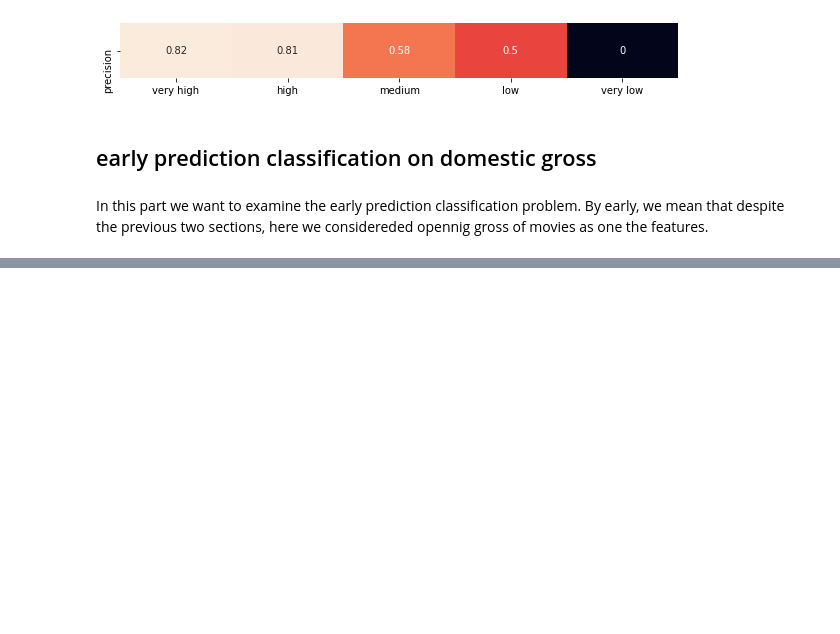
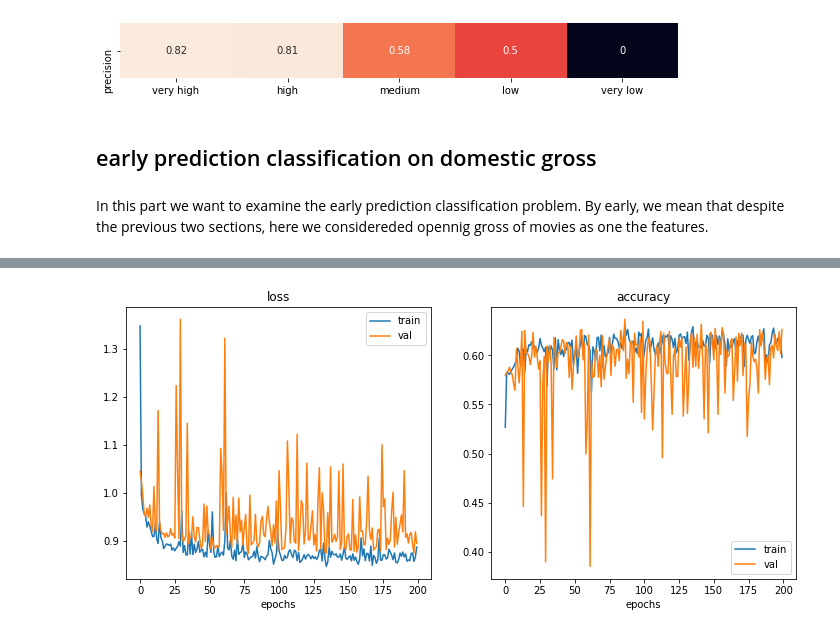
Before and after one commit to Ali-Setareh/Machine-learning-in-physics-Project, a Jupyter notebook: phase 3 - Neural Network/nn on v3.ipynb, the cells around one changed output, grey strips where cells are left out. Cells and saved outputs as stored; diff of their text form; code cells hidden in the pictures; blank space fills up the shorter version.

Commit message:
finish early classification

```diff
--- a/phase 3 - Neural Network/nn on v3.ipynb
+++ b/phase 3 - Neural Network/nn on v3.ipynb
@@ -549,0 +588,3 @@ In this part we want to examine the early prediction classification problem. By
+# %%
+Y_oh = ks.utils.to_categorical(Y, num_classes=len(set(Y)), dtype=int)
+X_train, X_test, Y_train, Y_test = train_test_split(X, Y_oh, random_state=0)
@@ -549,0 +619,7 @@ In this part we want to examine the early prediction classification problem. By
+# %%
+tuner = kt.Hyperband(model_builder,
+                     objective='val_accuracy',
+                     max_epochs=10,
+                     factor=3,
+                     directory=os.path.normpath('C:/'),
+                     project_name='nn_class_v3_gross_based-early')
@@ -549,0 +628,11 @@ In this part we want to examine the early prediction classification problem. By
+# %%
+tuner.search(X_train, Y_train, epochs=50, validation_split=0.2, callbacks=[stop_early])
+
+# Get the optimal hyperparameters
+best_hps=tuner.get_best_hyperparameters(num_trials=1)[0]
+
+print(f"""
+The hyperparameter search is complete. The optimal number of units in the first densely-connected
+layer is {best_hps.get('units1')} and for second layers is {best_hps.get('units2')}  and the optimal learning rate for the optimizer
+is {best_hps.get('learning_rate')}.
+""")
@@ -549,0 +650,4 @@ In this part we want to examine the early prediction classification problem. By
+# %%
+%%time
+model = tuner.hypermodel.build(best_hps)
+history = model.fit(X_train, Y_train, epochs=200, validation_split=0.2,verbose=0)
@@ -549,0 +656,20 @@ In this part we want to examine the early prediction classification problem. By
+# %%
+fig,ax=plt.subplots(1,2,figsize=(12,5))
+ax[0].plot(history.history['loss'])
+ax[0].plot(history.history['val_loss'])
+
+ax[1].plot(history.history['accuracy'])
+ax[1].plot(history.history['val_accuracy'])
+
+ax[0].legend(['train','val'])
+ax[1].legend(['train','val'])
+
+ax[0].set_title('loss')
+ax[1].set_title('accuracy')
+
+ax[0].set_xlabel('epochs')
+ax[1].set_xlabel('epochs')
+plt.savefig('val-acc-world-early.pdf')
+plt.show()
+# %% [output]
+[figure, added]
```
Also changed, not shown: parts of 11 cells of this notebook, 7 other files.
